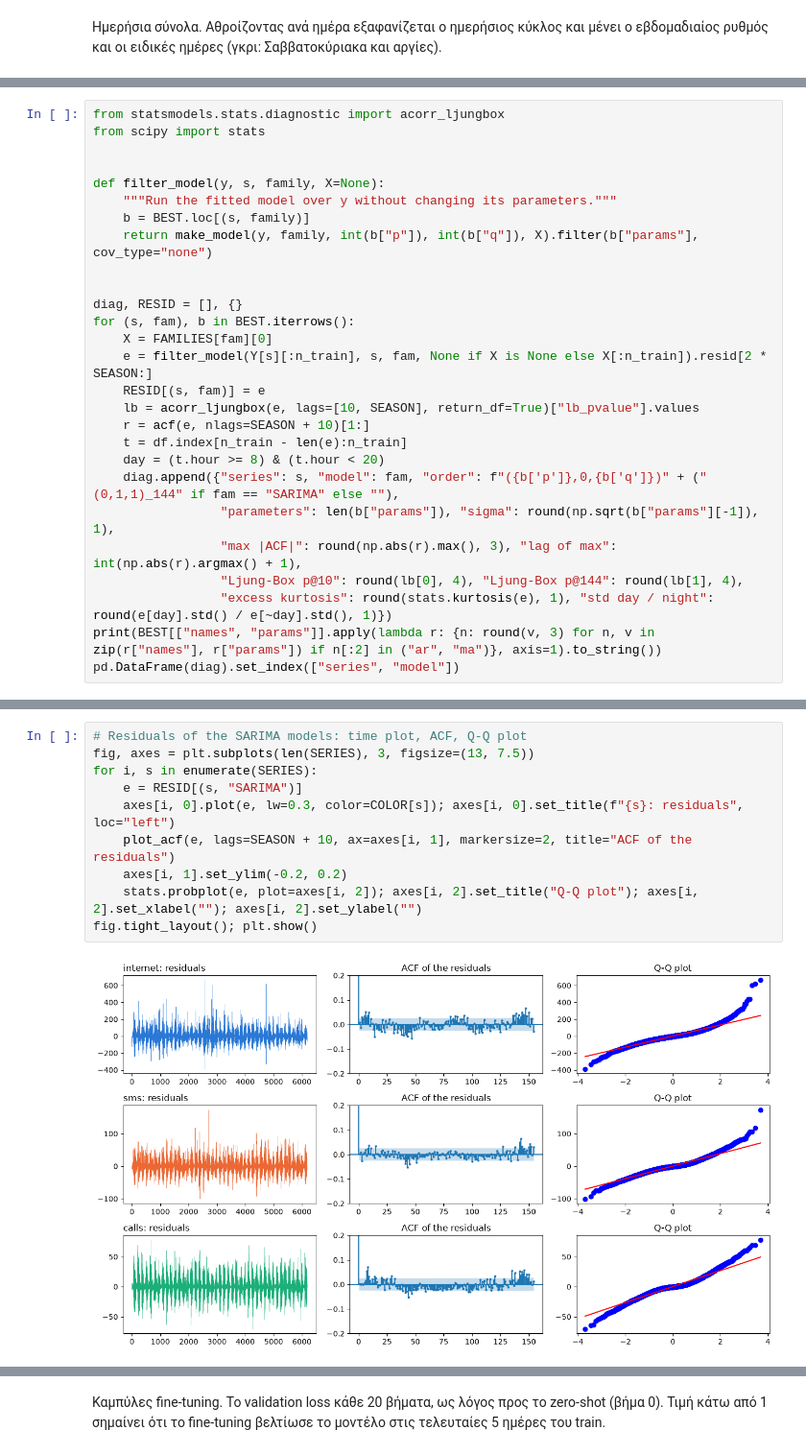
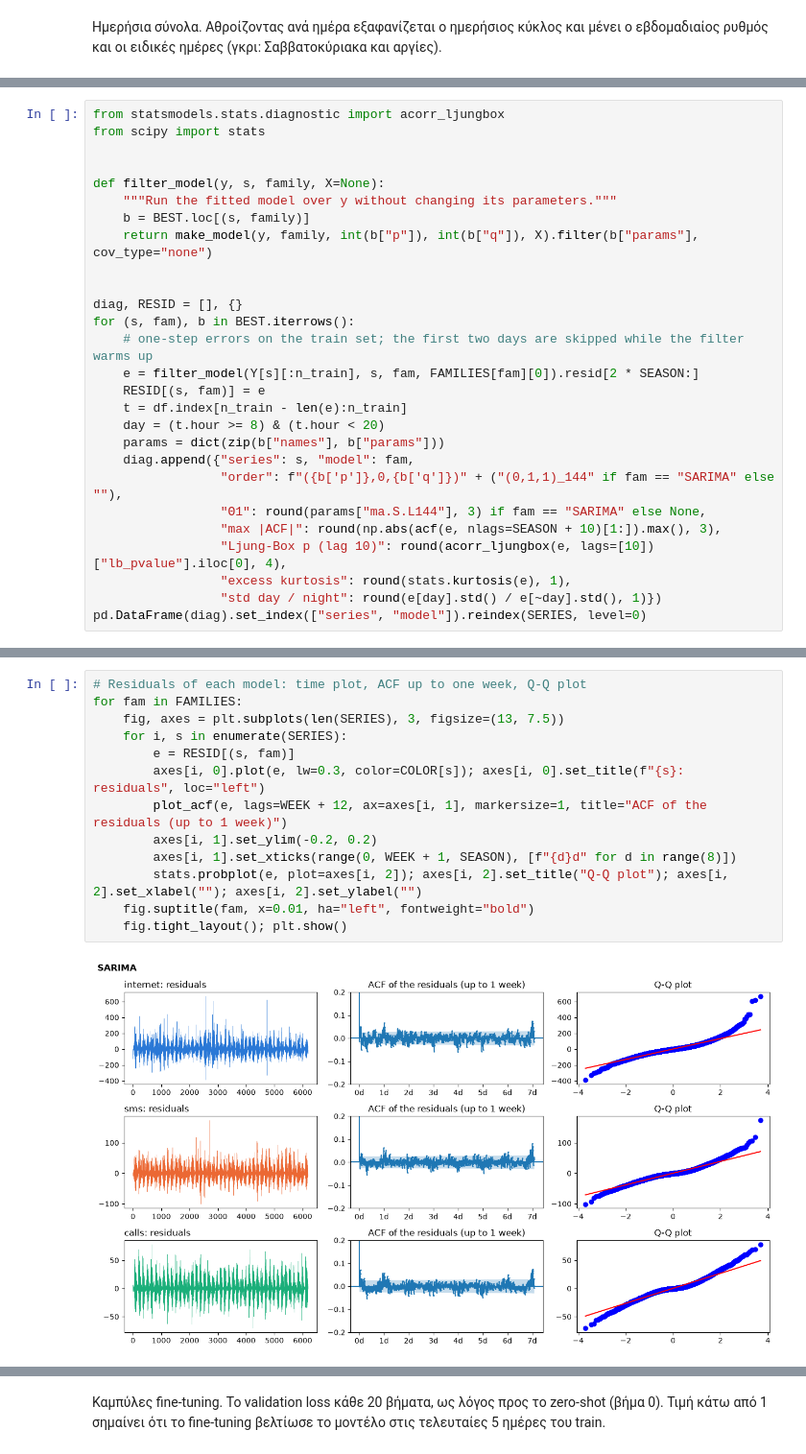
Before and after one commit to VasilisMylonas/5g-project, a Jupyter notebook: notebook.ipynb, the cells around one changed output, grey strips where cells are left out. Shown at 96% size. Saved outputs shown, nothing was run; the diff lists cells and outputs as text.

```diff
--- a/notebook.ipynb
+++ b/notebook.ipynb
@@ -855,18 +939,18 @@ def filter_model(y, s, family, X=None):
 
 diag, RESID = [], {}
 for (s, fam), b in BEST.iterrows():
-    X = FAMILIES[fam][0]
-    e = filter_model(Y[s][:n_train], s, fam, None if X is None else X[:n_train]).resid[2 * SEASON:]
+    # one-step errors on the train set; the first two days are skipped while the filter warms up
+    e = filter_model(Y[s][:n_train], s, fam, FAMILIES[fam][0]).resid[2 * SEASON:]
     RESID[(s, fam)] = e
-    lb = acorr_ljungbox(e, lags=[10, SEASON], return_df=True)["lb_pvalue"].values
-    r = acf(e, nlags=SEASON + 10)[1:]
     t = df.index[n_train - len(e):n_train]
     day = (t.hour >= 8) & (t.hour < 20)
-    diag.append({"series": s, "model": fam, "order": f"({b['p']},0,{b['q']})" + ("(0,1,1)_144" if fam == "SARIMA" else ""),
-                 "parameters": len(b["params"]), "sigma": round(np.sqrt(b["params"][-1]), 1),
-                 "max |ACF|": round(np.abs(r).max(), 3), "lag of max": int(np.abs(r).argmax() + 1),
-                 "Ljung-Box p@10": round(lb[0], 4), "Ljung-Box p@144": round(lb[1], 4),
-                 "excess kurtosis": round(stats.kurtosis(e), 1), "std day / night": round(e[day].std() / e[~day].std(), 1)})
-print(BEST[["names", "params"]].apply(lambda r: {n: round(v, 3) for n, v in zip(r["names"], r["params"]) if n[:2] in ("ar", "ma")}, axis=1).to_string())
-pd.DataFrame(diag).set_index(["series", "model"])
+    params = dict(zip(b["names"], b["params"]))
+    diag.append({"series": s, "model": fam,
+                 "order": f"({b['p']},0,{b['q']})" + ("(0,1,1)_144" if fam == "SARIMA" else ""),
+                 "Θ1": round(params["ma.S.L144"], 3) if fam == "SARIMA" else None,
+                 "max |ACF|": round(np.abs(acf(e, nlags=SEASON + 10)[1:]).max(), 3),
+                 "Ljung-Box p (lag 10)": round(acorr_ljungbox(e, lags=[10])["lb_pvalue"].iloc[0], 4),
+                 "excess kurtosis": round(stats.kurtosis(e), 1),
+                 "std day / night": round(e[day].std() / e[~day].std(), 1)})
+pd.DataFrame(diag).set_index(["series", "model"]).reindex(SERIES, level=0)
 # %% [output]
@@ -888,12 +965,15 @@ sms       ARIMA-x    {'ar.L1': 1.057, 'ar.L2': -0.121, 'ma.L1': -0....
 # %%
-# Residuals of the SARIMA models: time plot, ACF, Q-Q plot
-fig, axes = plt.subplots(len(SERIES), 3, figsize=(13, 7.5))
-for i, s in enumerate(SERIES):
-    e = RESID[(s, "SARIMA")]
-    axes[i, 0].plot(e, lw=0.3, color=COLOR[s]); axes[i, 0].set_title(f"{s}: residuals", loc="left")
-    plot_acf(e, lags=SEASON + 10, ax=axes[i, 1], markersize=2, title="ACF of the residuals")
-    axes[i, 1].set_ylim(-0.2, 0.2)
-    stats.probplot(e, plot=axes[i, 2]); axes[i, 2].set_title("Q-Q plot"); axes[i, 2].set_xlabel(""); axes[i, 2].set_ylabel("")
-fig.tight_layout(); plt.show()
+# Residuals of each model: time plot, ACF up to one week, Q-Q plot
+for fam in FAMILIES:
+    fig, axes = plt.subplots(len(SERIES), 3, figsize=(13, 7.5))
+    for i, s in enumerate(SERIES):
+        e = RESID[(s, fam)]
+        axes[i, 0].plot(e, lw=0.3, color=COLOR[s]); axes[i, 0].set_title(f"{s}: residuals", loc="left")
+        plot_acf(e, lags=WEEK + 12, ax=axes[i, 1], markersize=1, title="ACF of the residuals (up to 1 week)")
+        axes[i, 1].set_ylim(-0.2, 0.2)
+        axes[i, 1].set_xticks(range(0, WEEK + 1, SEASON), [f"{d}d" for d in range(8)])
+        stats.probplot(e, plot=axes[i, 2]); axes[i, 2].set_title("Q-Q plot"); axes[i, 2].set_xlabel(""); axes[i, 2].set_ylabel("")
+    fig.suptitle(fam, x=0.01, ha="left", fontweight="bold")
+    fig.tight_layout(); plt.show()
 # %% [output]
-[figure, old version]
+[figure, new version]
```
Also changed, not shown: parts of 81 cells of this notebook.
